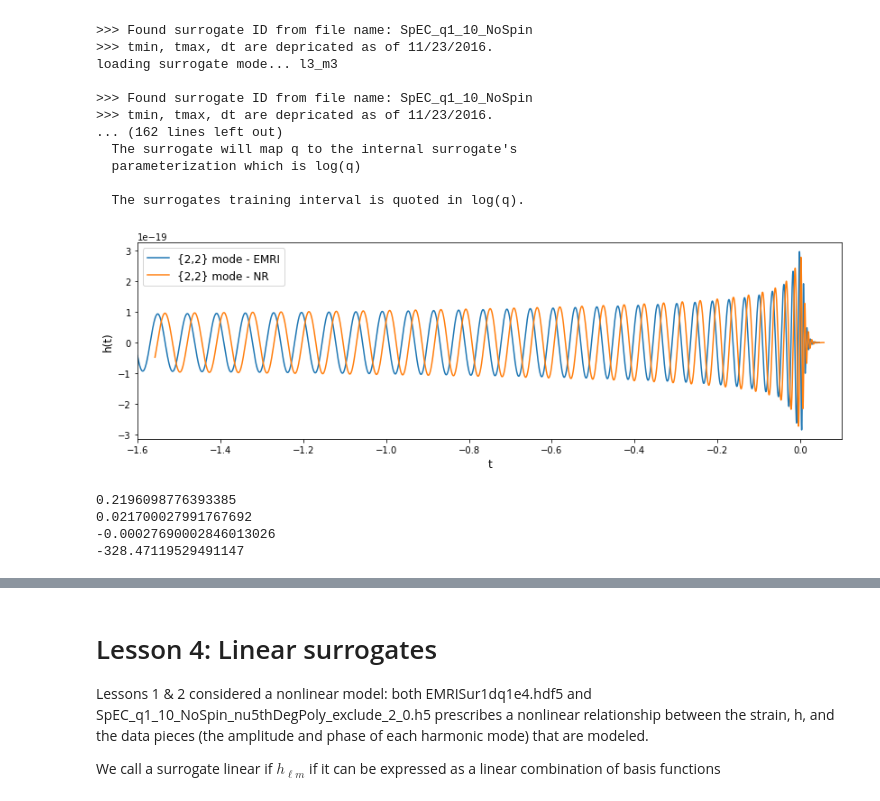
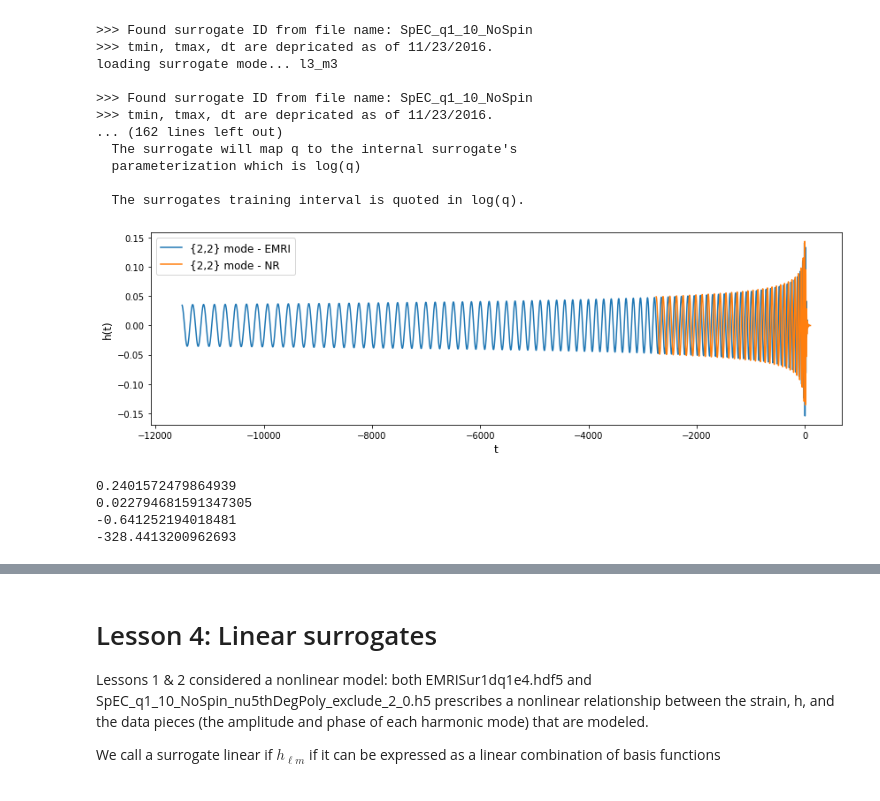
Before and after one commit to sxs-collaboration/gwsurrogate, a Jupyter notebook: tutorial/notebooks/nonspinning_nr_emri.ipynb, the cells around one changed output, grey strips where cells are left out. Cells and saved outputs as stored; diff of their text form; code cells hidden in the pictures.

Commit message:
Evaluate physical EMRI model in notebook

```diff
--- a/tutorial/notebooks/nonspinning_nr_emri.ipynb
+++ b/tutorial/notebooks/nonspinning_nr_emri.ipynb
@@ -215,41 +206,43 @@ loading surrogate mode... l3_m3
 q=8
 
 ## dimensionless waveforms ##
-#modes_emri, time_emri, hp_emri, hc_emri = emri(q, mode_sum=False, fake_neg_modes=False)
-#modes_spec, times_spec, hp_spec, hc_spec = spec(q=q, mode_sum=False, fake_neg_modes=False)
-#h_spec = hp_spec + 1.0j*hc_spec
-#h_emri = hp_emri + 1.0j*hc_emri
-#h_emri = modes_list_to_dict(modes_spec,h_emri)
-#h_spec = modes_list_to_dict(modes_spec,h_spec)
-# t_low_adj =5; t_up_adj = 2; # needed for minimization algorithm below
+modes_spec, times_spec, hp_spec, hc_spec = spec(q=q, mode_sum=False, fake_neg_modes=False)
+modes_emri, time_emri, hp_emri, hc_emri = emri(q, mode_sum=False, fake_neg_modes=False)
+h_spec = hp_spec + 1.0j*hc_spec
+h_emri = hp_emri + 1.0j*hc_emri
+h_emri = modes_list_to_dict(modes_spec,h_emri)
+h_spec = modes_list_to_dict(modes_spec,h_spec)
+t_low_adj =5; t_up_adj = 2; # needed for minimization algorithm below
 
 ## physical waveforms ##
-M     = 115.0 # units of solar masses
-theta = np.pi/3.0
-phi   = np.pi/3.0
-dist  = 1.0 # units of megaparsecs
-fmin  = 15.0 # units of hz
-t_low_adj =.2; t_up_adj = .01; # needed for minimization algorithm below
-modes_emri, time_emri, hp_emri, hc_emri = emri(M=M,q=q,dist=dist,theta=theta,phi=phi,ell=[2],m=[2],mode_sum=False,fake_neg_modes=False,f_low=fmin)
-modes_spec, times_spec, hp_spec, hc_spec = spec(M=M,q=q,dist=dist,theta=theta,phi=phi,ell=[2],m=[2],mode_sum=False,fake_neg_modes=False,f_low=fmin)
-h_spec={}
-h_emri={}
-h_spec[(2,2)] = (hp_spec + 1.0j*hc_spec)
-h_emri[(2,2)] = (hp_emri + 1.0j*hc_emri)
+#M     = 115.0 # units of solar masses
+#theta = np.pi/3.0; phi   = np.pi/3.0
+#dist  = 1.0 # units of megaparsecs
+#fmin  = 95.0 # units of hz
+#t_low_adj =.2; t_up_adj = .01; # needed for minimization algorithm below
+#modes_spec, times_spec, hp_spec, hc_spec = spec(M=M,q=q,dist=dist,theta=theta,phi=phi,\
+#                                                ell=[2],m=[2],mode_sum=False,fake_neg_modes=False,\
+#                                                f_low=fmin)
+#modes_emri, time_emri, hp_emri, hc_emri = emri(M=M,q=q,dist=dist,theta=theta,phi=phi,\
+#                                               ell=[2],m=[2],mode_sum=False,fake_neg_modes=False,\
+#                                               f_low=fmin,\
+#                                               times=times_spec,units='mks') # tests user-defined time grids
+#h_spec={}; h_spec[(2,2)] = hp_spec + 1.0j*hc_spec
+#h_emri={}; h_emri[(2,2)] = hp_emri + 1.0j*hc_emri
 # %%
 # waveforms have not yet been aligned in time and phase
 plt.figure(figsize=(14,4))
 plt.plot(time_emri,np.real(h_emri[(2,2)]),label='{2,2} mode - EMRI')
 plt.plot(times_spec,np.real(h_spec[(2,2)]),label='{2,2} mode - NR')
 plt.xlabel('t',fontsize=12)
 plt.ylabel('h(t)',fontsize=12)
 plt.legend(fontsize=12)
 #plt.savefig('emri_sur_q_%f.png'%q)
 #plt.xlim([-3000,200])
-plt.xlim([-1.6,0.1])
+#plt.xlim([-1.6,0.1])
 plt.show()
 # %% [output]
-[figure, old version]
+[figure, new version]
 # %%
 ## here we minimize the error over time and phase shifts for the (2,2) mode only
 [errors_before_min, errors_after_min], [tc, phic], [common_times,h_emri_aligned,h_nr_aligned] = \
@@ -260,10 +253,10 @@ print(errors_after_min)
 print(tc) # time shift needed
 print(phic) # phase shift needed
 # %% [output]
-0.2196098776393385
-0.021700027991767692
--0.00027690002846013026
--328.47119529491147
+0.2401572479864939
+0.022794681591347305
+-0.641252194018481
+-328.4413200962693
 # %%
 # plot waveforms after minimizations
 plt.figure(1)
```
Also changed, not shown: parts of 3 cells of this notebook, 1 other file.
